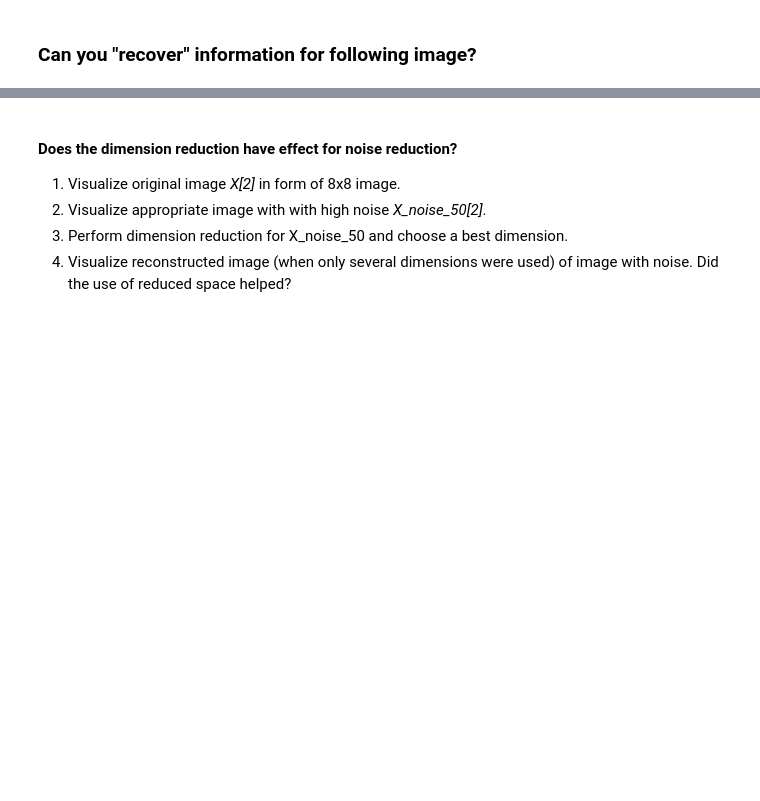
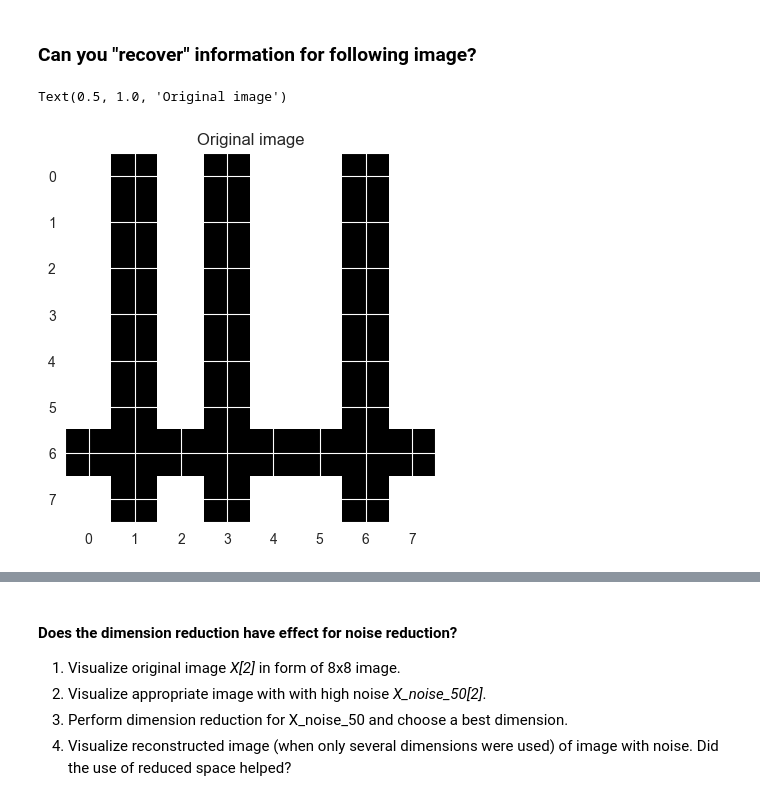
Before and after one commit to SLI0124/strojove-uceni, a Jupyter notebook: tasks/task4.ipynb, the cells around one changed output, grey strips where cells are left out. Saved outputs shown, nothing was run; the diff lists cells and outputs as text; code cells hidden in the pictures; blank space fills up the shorter version.

```diff
--- a/tasks/task4.ipynb
+++ b/tasks/task4.ipynb
@@ -110,4 +289,10 @@ Interpretation:
 # %% [markdown]
 ### Can you "recover" information for following image?
+# %%
+show_image(X[2])
+plt.title("Original image")
+# %% [output]
+Text(0.5, 1.0, 'Original image')
+[figure, added]
 # %%
 show_image(X_noise_50[2])
```
Also changed, not shown: parts of 65 cells of this notebook, 2 other files.
